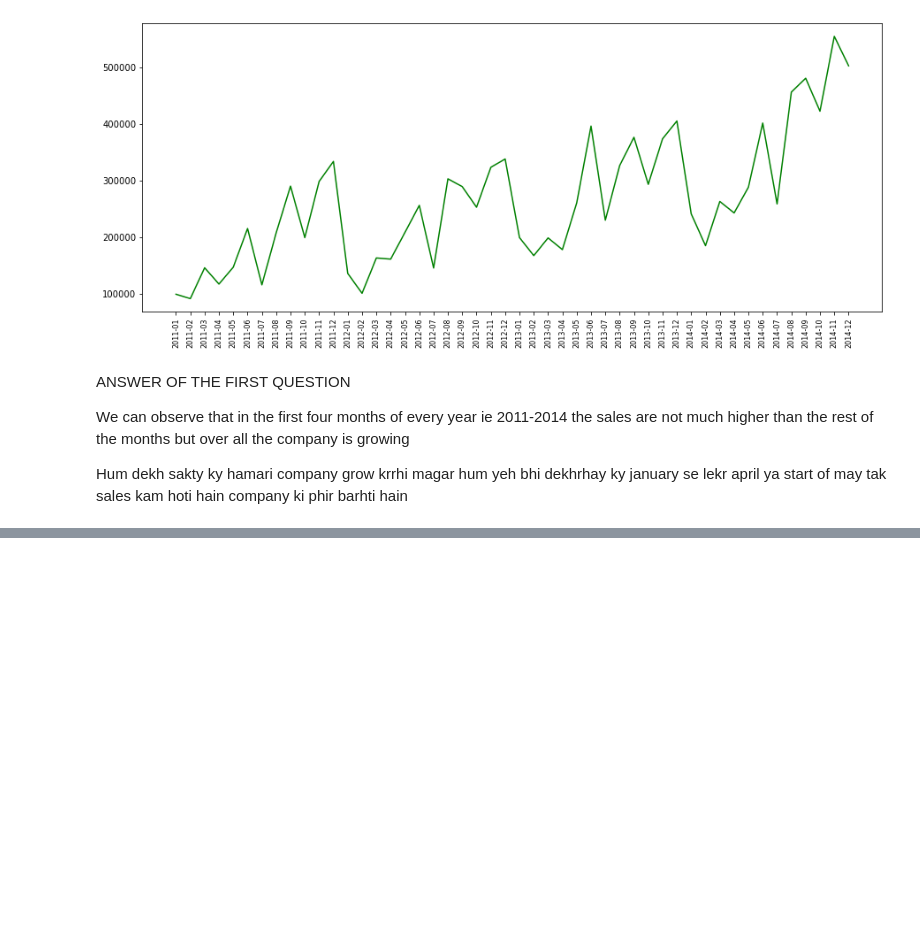
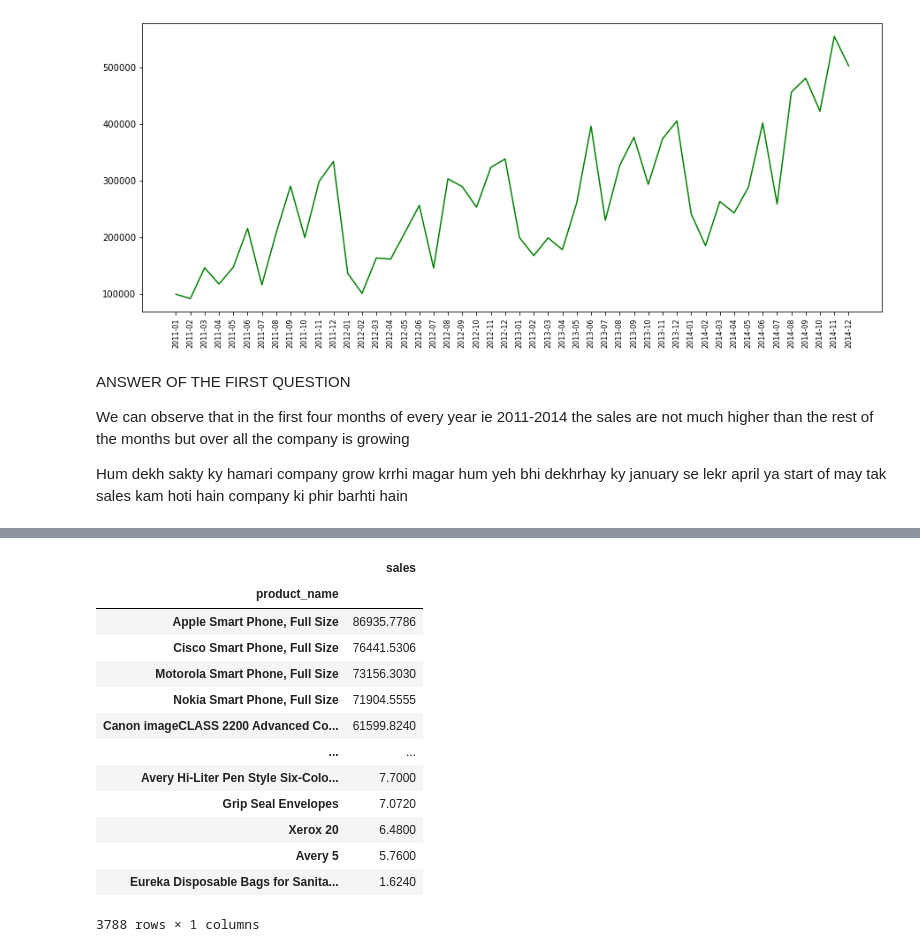
Before and after one commit to Hamza-Tahirr/Sales-Data-Analysis, a Jupyter notebook: Sales Analysis.ipynb, the cells around one changed output, grey strips where cells are left out. Drawn from its saved outputs; the diff is of its cells as text; code cells hidden in the pictures; blank space fills up the shorter version.

Commit message:
Top 10 product sales

```diff
--- a/Sales Analysis.ipynb
+++ b/Sales Analysis.ipynb
@@ -232,0 +266,21 @@ Hum dekh sakty ky hamari company grow krrhi magar hum yeh bhi dekhrhay ky januar
+# %%
+#now converting this to one dataframe by pandas func and store in a variable
+prod_sales=pd.DataFrame(df.groupby('product_name').sum()['sales'])
+# %%
+#we need to sort it in high to low format so
+prod_sales.sort_values('sales', ascending=False)
+# %% [output]
+|  | sales |
+| product_name |  |
+| Apple Smart Phone, Full Size | 86935.7786 |
+| Cisco Smart Phone, Full Size | 76441.5306 |
+| Motorola Smart Phone, Full Size | 73156.3030 |
+| Nokia Smart Phone, Full Size | 71904.5555 |
+| Canon imageCLASS 2200 Advanced Co... | 61599.8240 |
+| ... | ... |
+| Avery Hi-Liter Pen Style Six-Colo... | 7.7000 |
+| Grip Seal Envelopes | 7.0720 |
+| Xerox 20 | 6.4800 |
+| Avery 5 | 5.7600 |
+| Eureka Disposable Bags for Sanita... | 1.6240 |
+3788 rows × 1 columns
```
Also changed, not shown: parts of 10 cells of this notebook.
